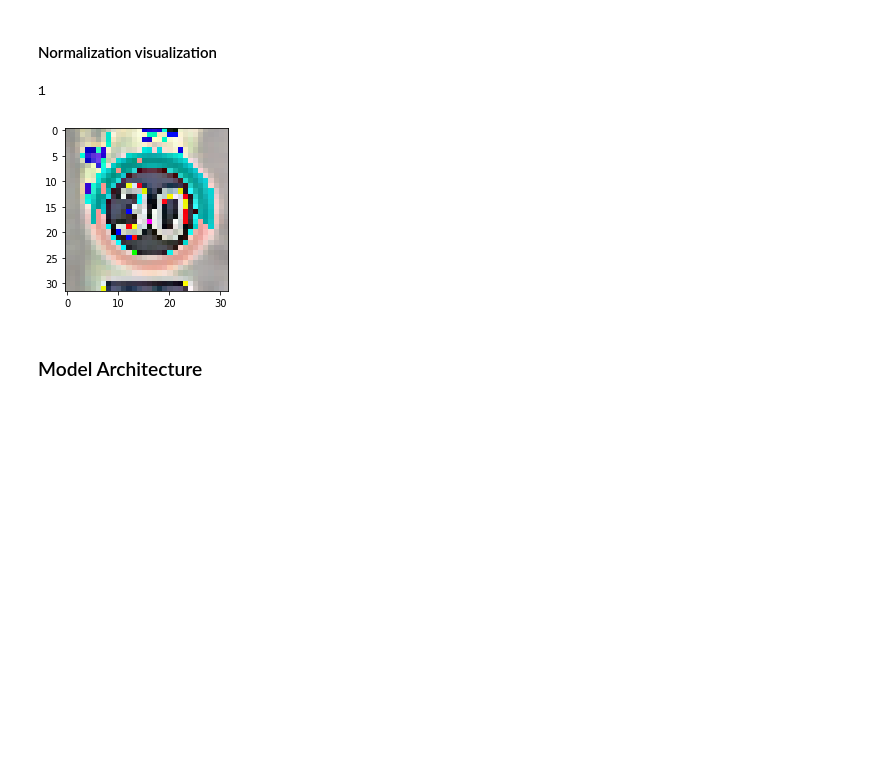
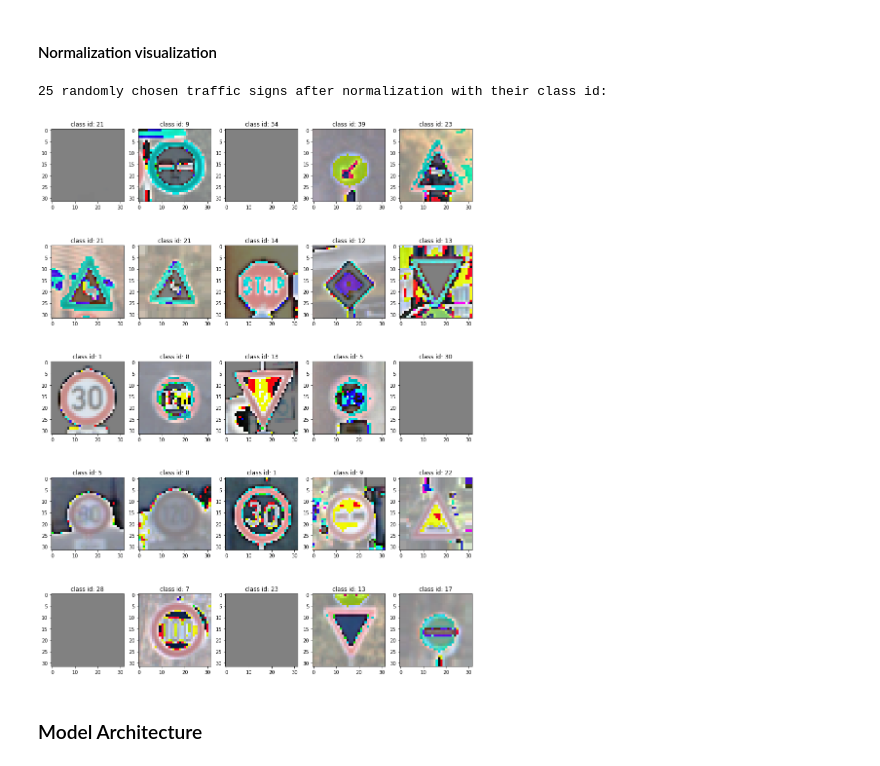
Before and after one commit to urs-waldmann/CarND-Traffic-Sign-Classifier-Project, a Jupyter notebook: Traffic_Sign_Classifier.ipynb, the cells around one changed output. Saved outputs shown, nothing was run; the diff lists cells and outputs as text; code cells hidden in the pictures; blank space fills up the shorter version.

```diff
--- a/Traffic_Sign_Classifier.ipynb
+++ b/Traffic_Sign_Classifier.ipynb
@@ -133,6 +133,7 @@ The [Matplotlib](http://matplotlib.org/) [examples](http://matplotlib.org/exampl
 ####################
 # OLD IMPLEMENTATION
 ####################
+
 #index = random.randint(0, n_train)
 #image = X_train[index].squeeze()
 
@@ -143,18 +144,20 @@ The [Matplotlib](http://matplotlib.org/) [examples](http://matplotlib.org/exampl
 ########################
 # CURRENT IMPLEMENTATION
 ########################
-def output_images(X_data, y_data):
-    grid = gridspec.GridSpec(5, 5)
+
+def output_images(X_data, y_data, start_image, stop_image):
+    grid = gridspec.GridSpec(nrows = 5, ncols = 5, left = 1, bottom = 1, right = 3, top = 5)
     for i in range(25):
-        index = random.randint(0, n_train)
+        index = random.randint(start_image, stop_image)
         image = X_data[index].squeeze()
         plot = plt.subplot(grid[i])
-        plot.set_title(y_train[index])
+        image_title = 'class id: '
+        image_title += str(y_data[index])
+        plot.set_title(image_title)
         final_plot = plot.imshow(image, aspect = 'equal')
-    plt.tight_layout()
     return final_plot
 
 print('25 randomly chosen traffic signs with their class id:')
-plt.show(output_images(X_train, y_train))
+plt.show(output_images(X_train, y_train, 0, n_train))
 # %% [output]
 25 randomly chosen traffic signs with their class id:
@@ -510,15 +525,22 @@ Number of classes after normalization = 43
 #### Normalization visualization
 # %%
 # Plot randomly chosen traffic sign from augmented training data after normalization together with its class id.
-index_norm = random.randint(0, n_train_norm)
-image_norm = X_train_norm[index_norm].squeeze()
+#index_norm = random.randint(0, n_train_norm)
+#image_norm = X_train_norm[index_norm].squeeze()
 
-plt.figure(figsize=(3,3))
-plt.imshow(image_norm)
-print(y_train_norm[index_norm])
+#plt.figure(figsize=(3,3))
+#plt.imshow(image_norm)
+#print(y_train_norm[index_norm])
+
+########################
+# CURRENT IMPLEMENTATION
+########################
+
+print('25 randomly chosen traffic signs after normalization with their class id:')
+plt.show(output_images(X_train_norm, y_train_norm, 0, n_train_aug))
 # %% [output]
-1
+25 randomly chosen traffic signs after normalization with their class id:
-[figure, old version]
+[figure, new version]
 # %% [markdown]
 ### Model Architecture
 # %%
```
Also changed, not shown: parts of 6 cells of this notebook.
